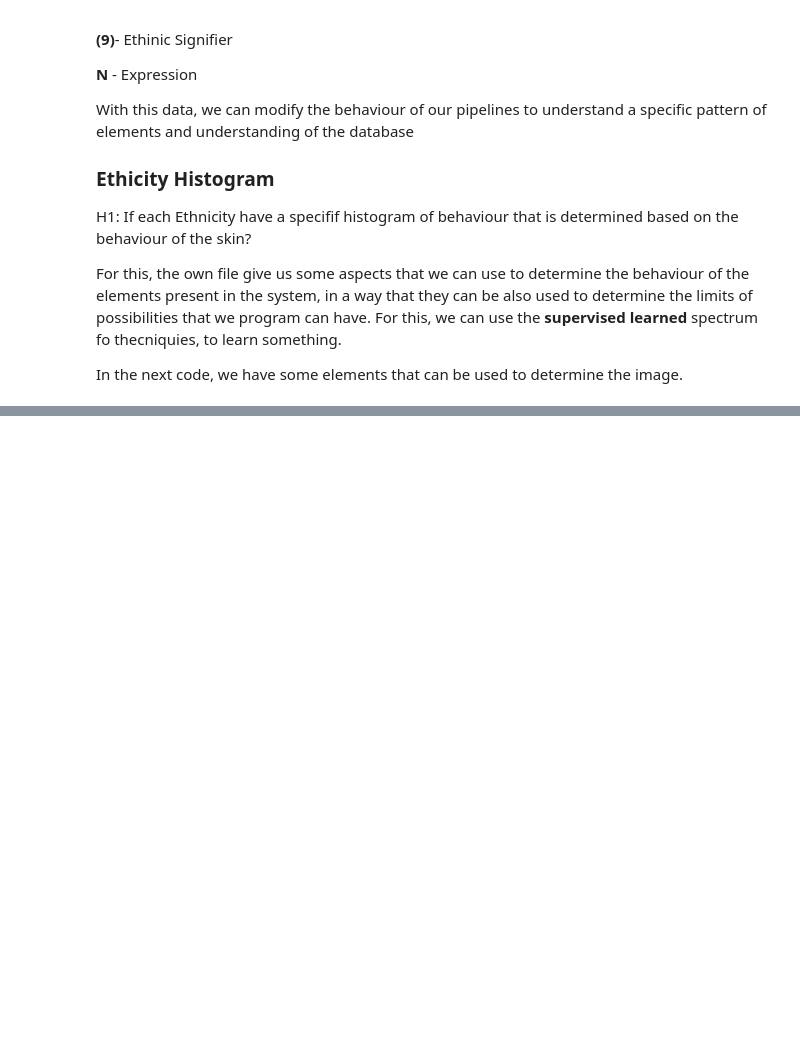
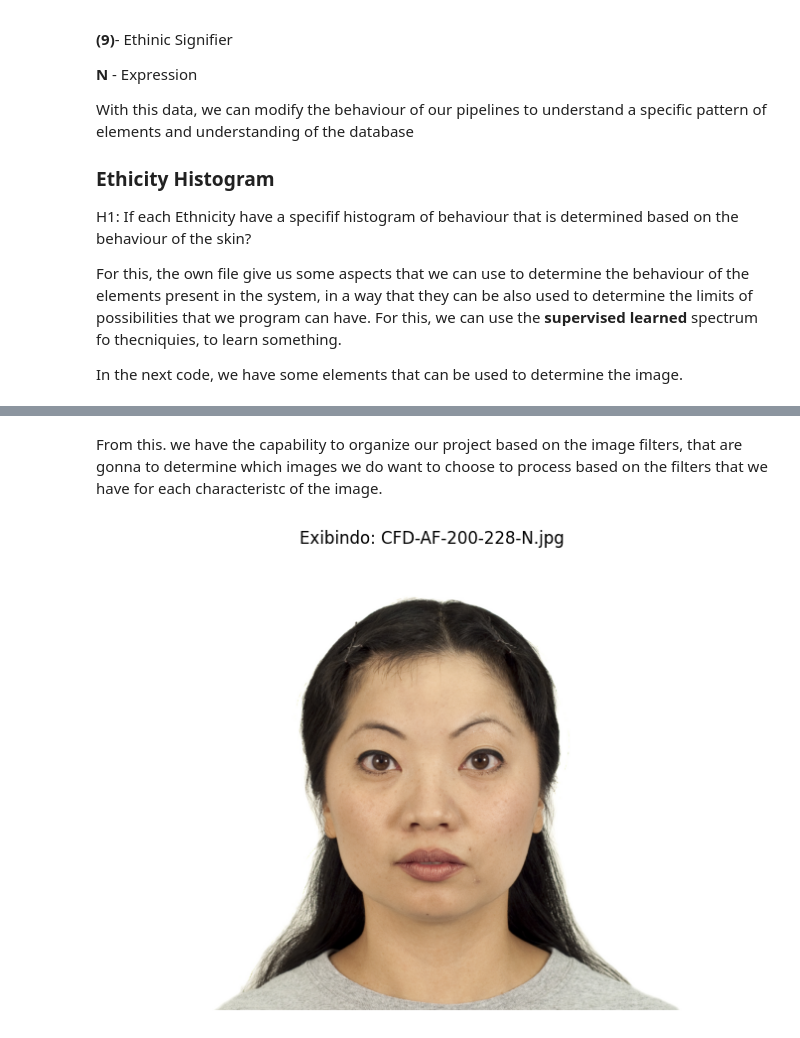
Before and after one commit to VitorMours/VirtualHumans-Analysis, a Jupyter notebook: main.ipynb, the cells around one changed output, grey strips where cells are left out. Cells and saved outputs as stored; diff of their text form; code cells hidden in the pictures; blank space fills up the shorter version.

Commit message:
Adding show function

```diff
--- a/main.ipynb
+++ b/main.ipynb
@@ -2,6 +2,7 @@
 import numpy as np
 import seaborn as sns
 import matplotlib.pyplot as plt
+import matplotlib.image as mpimg
 import sklearn
 import skimage as ski
 import pandas as pd
@@ -9,8 +10,10 @@ import os
 from pathlib import Path
 import cv2
 import enum
+from dataclasses import dataclass
+from typing import Optional
 
-ROOT_DIR = ""
+ROOT_DIR = "./dataset/chicago_face_dataset/images/CFD"
 # %% [markdown]
 ## Specifities and Processing of the Images
 As showed in the README file of the dataset, we have the nomeclature of the
@@ -95,0 +145,9 @@ class ImageProcessingPipeline:
+# %%
+
+image_filter = ImageFilter(
+  ethnicity=Ethnicity.ASIAN_AMERICAN,
+  gender=Gender.FEMALE,
+  expression = Expression.NEUTRAL
+)
+pipeline = ImageProcessingPipeline()
+pipeline.search_images(image_filter)
@@ -95,0 +172,18 @@ class ImageProcessingPipeline:
+# %% [markdown]
+From this. we have the capability to organize our project based on the image
+filters, that are gonna to determine which images we do want to choose to process
+based on the filters that we have for each characteristc of the image.
+# %%
+results = pipeline.search_images(image_filter)
+image_path = str(results[0])
+plt.figure(figsize=(10, 6))
+img = mpimg.imread(image_path)
+
+plt.imshow(img)
+
+plt.axis('off')
+
+plt.title(f"Exibindo: {Path(image_path).name}")
+plt.show()
+# %% [output]
+[figure, added]
```
Also changed, not shown: parts of 2 cells of this notebook, 1 other file.
